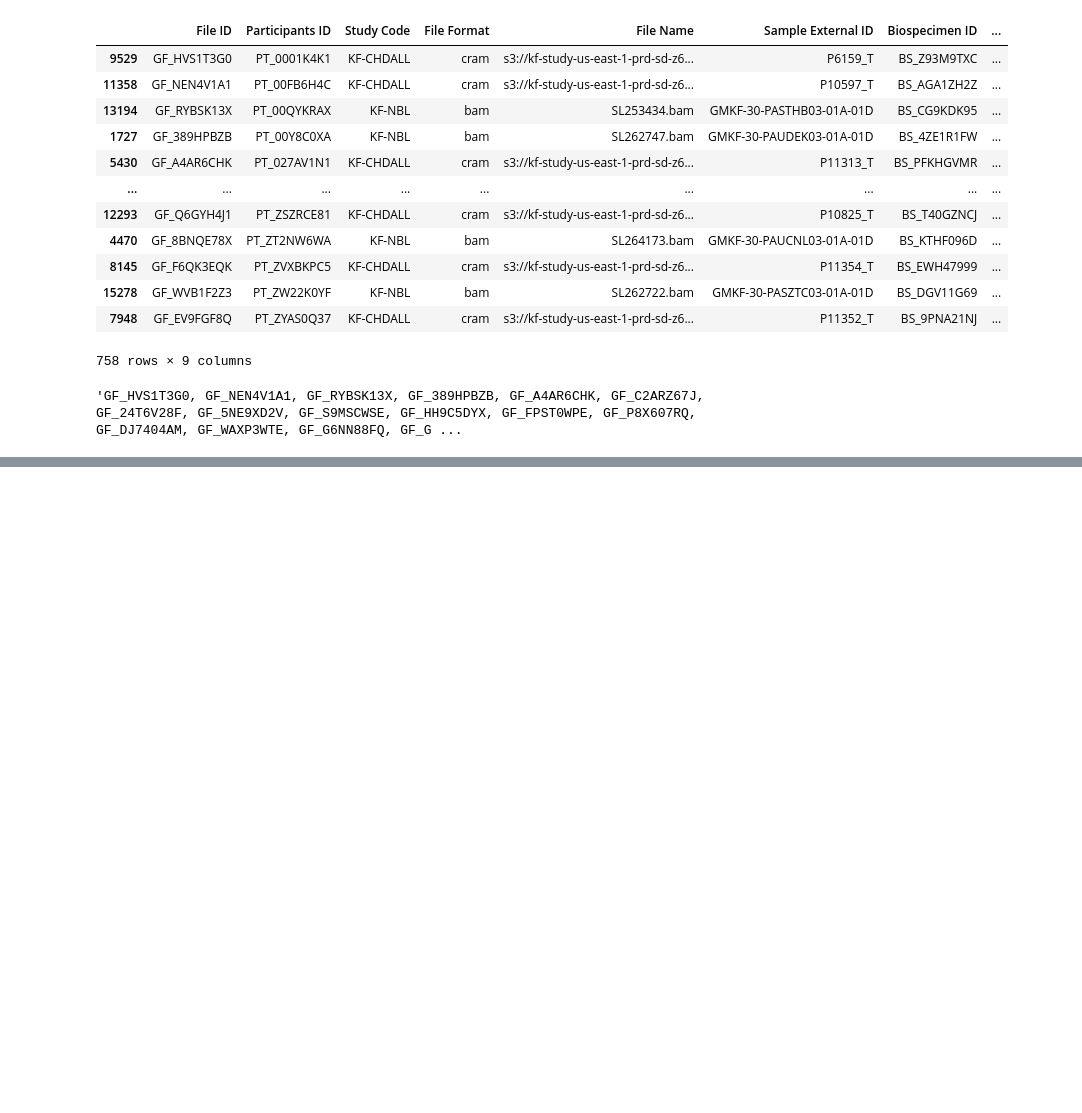
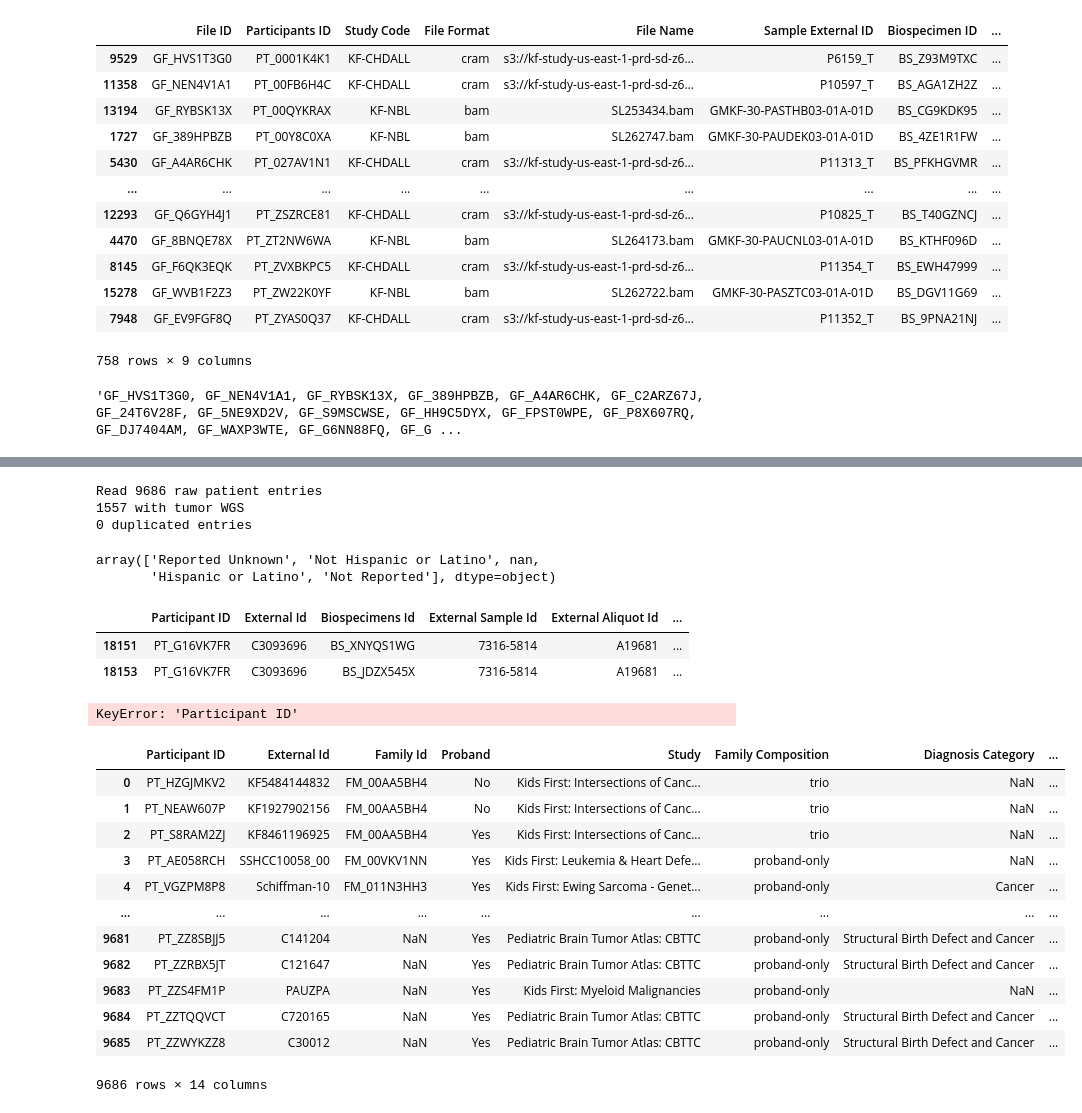
Before and after one commit to auberginekenobi/pedpancan_ecdna, a Jupyter notebook: 2022-03-01_KF_samples/KF files.ipynb, the cells around one changed output, grey strips where cells are left out. Drawn from its saved outputs; the diff is of its cells as text; code cells hidden in the pictures; blank space fills up the shorter version.

Commit message:
Gathering all patients, biosamples, and files into a master table

```diff
--- a/2022-03-01_KF_samples/KF files.ipynb
+++ b/2022-03-01_KF_samples/KF files.ipynb
@@ -106,0 +221,37 @@ prettyprint_files(tumor_files)
+# %%
+tbl = generate_master_patient_table()
+tbl['Ethnicity'].unique()
+# %% [output]
+Read 9686 raw patient entries
+1557 with tumor WGS
+0 duplicated entries
+array(['Reported Unknown', 'Not Hispanic or Latino', nan,
+       'Hispanic or Latino', 'Not Reported'], dtype=object)
+# %%
+ix = tbl['External Aliquot Id'].duplicated(keep=False)
+tbl[ix]
+# %% [output]
+|  | Participant ID | External Id | Biospecimens Id | External Sample Id | External Aliquot Id | ... |
+| 18151 | PT_G16VK7FR | C3093696 | BS_XNYQS1WG | 7316-5814 | A19681 | ... |
+| 18153 | PT_G16VK7FR | C3093696 | BS_JDZX545X | 7316-5814 | A19681 | ... |
+# %%
+files['Participant ID']
+# %% [output]
+KeyError: 'Participant ID'
+# %%
+#read_wgs_files()
+read_raw_patient_data()
+# %% [output]
+|  | Participant ID | External Id | Family Id | Proband | Study | Family Composition | Diagnosis Category | ... |
+| 0 | PT_HZGJMKV2 | KF5484144832 | FM_00AA5BH4 | No | Kids First: Intersections of Canc... | trio | NaN | ... |
+| 1 | PT_NEAW607P | KF1927902156 | FM_00AA5BH4 | No | Kids First: Intersections of Canc... | trio | NaN | ... |
+| 2 | PT_S8RAM2ZJ | KF8461196925 | FM_00AA5BH4 | Yes | Kids First: Intersections of Canc... | trio | NaN | ... |
+| 3 | PT_AE058RCH | SSHCC10058_00 | FM_00VKV1NN | Yes | Kids First: Leukemia & Heart Defe... | proband-only | NaN | ... |
+| 4 | PT_VGZPM8P8 | Schiffman-10 | FM_011N3HH3 | Yes | Kids First: Ewing Sarcoma - Genet... | proband-only | Cancer | ... |
+| ... | ... | ... | ... | ... | ... | ... | ... | ... |
+| 9681 | PT_ZZ8SBJJ5 | C141204 | NaN | Yes | Pediatric Brain Tumor Atlas: CBTTC | proband-only | Structural Birth Defect and Cancer | ... |
+| 9682 | PT_ZZRBX5JT | C121647 | NaN | Yes | Pediatric Brain Tumor Atlas: CBTTC | proband-only | Structural Birth Defect and Cancer | ... |
+| 9683 | PT_ZZS4FM1P | PAUZPA | NaN | Yes | Kids First: Myeloid Malignancies | proband-only | NaN | ... |
+| 9684 | PT_ZZTQQVCT | C720165 | NaN | Yes | Pediatric Brain Tumor Atlas: CBTTC | proband-only | Structural Birth Defect and Cancer | ... |
+| 9685 | PT_ZZWYKZZ8 | C30012 | NaN | Yes | Pediatric Brain Tumor Atlas: CBTTC | proband-only | Structural Birth Defect and Cancer | ... |
+9686 rows × 14 columns
```
Also changed, not shown: parts of 6 cells of this notebook, 3 other files.
